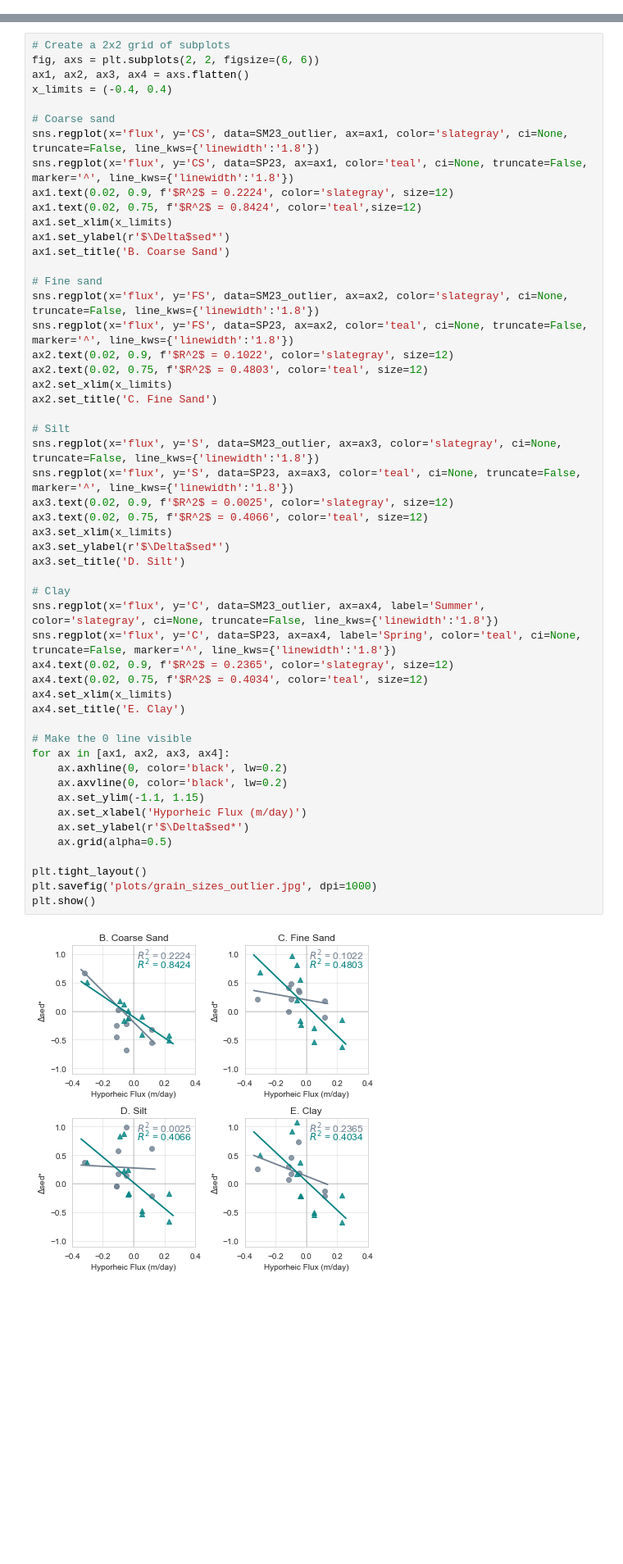
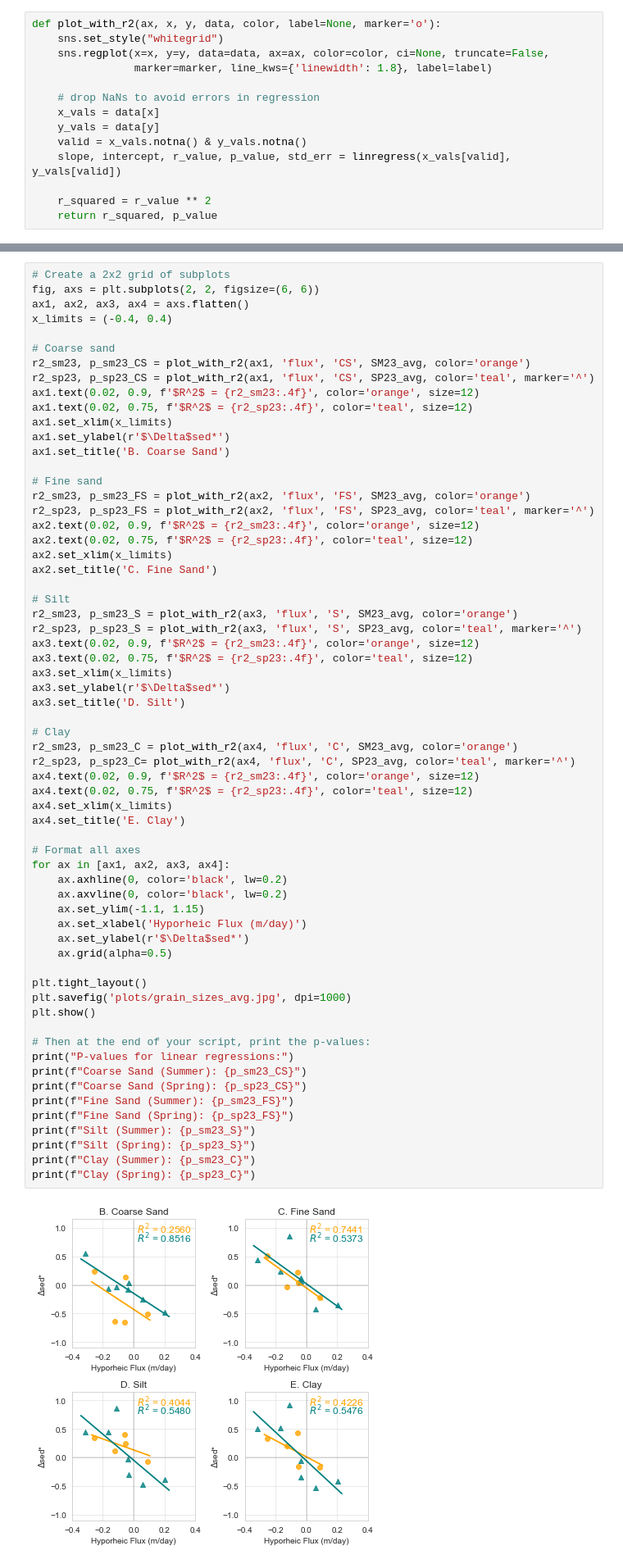
Before and after one commit to nicole-hucke/sediment_trap_paper, a Jupyter notebook: regression_plots/regression_plotting.ipynb, the cells around one changed output, grey strips where cells are left out. Shown at 82% size. Drawn from its saved outputs; the diff is of its cells as text; blank space fills up the shorter version.

Commit message:
re-did regression plots for new MS version

```diff
--- a/regression_plots/regression_plotting.ipynb
+++ b/regression_plots/regression_plotting.ipynb
@@ -13,2 +15,16 @@ SP23 = pd.read_csv('SP23_Dsed_vs_hypflux.csv').dropna()
+# %%
+def plot_with_r2(ax, x, y, data, color, label=None, marker='o'):
+    sns.set_style("whitegrid")
+    sns.regplot(x=x, y=y, data=data, ax=ax, color=color, ci=None, truncate=False,
+                marker=marker, line_kws={'linewidth': 1.8}, label=label)
+
+    # drop NaNs to avoid errors in regression
+    x_vals = data[x]
+    y_vals = data[y]
+    valid = x_vals.notna() & y_vals.notna()
+    slope, intercept, r_value, p_value, std_err = linregress(x_vals[valid], y_vals[valid])
+
+    r_squared = r_value ** 2
+    return r_squared, p_value
 # %% [markdown]
 #### Total Sediment Weights
@@ -85,50 +111,61 @@ ax1, ax2, ax3, ax4 = axs.flatten()
 x_limits = (-0.4, 0.4)
 
 # Coarse sand
-sns.regplot(x='flux', y='CS', data=SM23_outlier, ax=ax1, color='slategray', ci=None, truncate=False, line_kws={'linewidth':'1.8'})
-sns.regplot(x='flux', y='CS', data=SP23, ax=ax1, color='teal', ci=None, truncate=False, marker='^', line_kws={'linewidth':'1.8'})
-ax1.text(0.02, 0.9, f'$R^2$ = 0.2224', color='slategray', size=12)
-ax1.text(0.02, 0.75, f'$R^2$ = 0.8424', color='teal',size=12)
+r2_sm23, p_sm23_CS = plot_with_r2(ax1, 'flux', 'CS', SM23_avg, color='orange')
+r2_sp23, p_sp23_CS = plot_with_r2(ax1, 'flux', 'CS', SP23_avg, color='teal', marker='^')
+ax1.text(0.02, 0.9, f'$R^2$ = {r2_sm23:.4f}', color='orange', size=12)
+ax1.text(0.02, 0.75, f'$R^2$ = {r2_sp23:.4f}', color='teal', size=12)
 ax1.set_xlim(x_limits)
 ax1.set_ylabel(r'$\Delta$sed*')
 ax1.set_title('B. Coarse Sand')
 
 # Fine sand
-sns.regplot(x='flux', y='FS', data=SM23_outlier, ax=ax2, color='slategray', ci=None, truncate=False, line_kws={'linewidth':'1.8'})
-sns.regplot(x='flux', y='FS', data=SP23, ax=ax2, color='teal', ci=None, truncate=False, marker='^', line_kws={'linewidth':'1.8'})
-ax2.text(0.02, 0.9, f'$R^2$ = 0.1022', color='slategray', size=12)
-ax2.text(0.02, 0.75, f'$R^2$ = 0.4803', color='teal', size=12)
+r2_sm23, p_sm23_FS = plot_with_r2(ax2, 'flux', 'FS', SM23_avg, color='orange')
+r2_sp23, p_sp23_FS = plot_with_r2(ax2, 'flux', 'FS', SP23_avg, color='teal', marker='^')
+ax2.text(0.02, 0.9, f'$R^2$ = {r2_sm23:.4f}', color='orange', size=12)
+ax2.text(0.02, 0.75, f'$R^2$ = {r2_sp23:.4f}', color='teal', size=12)
 ax2.set_xlim(x_limits)
 ax2.set_title('C. Fine Sand')
 
 # Silt
-sns.regplot(x='flux', y='S', data=SM23_outlier, ax=ax3, color='slategray', ci=None, truncate=False, line_kws={'linewidth':'1.8'})
-sns.regplot(x='flux', y='S', data=SP23, ax=ax3, color='teal', ci=None, truncate=False, marker='^', line_kws={'linewidth':'1.8'})
-ax3.text(0.02, 0.9, f'$R^2$ = 0.0025', color='slategray', size=12)
-ax3.text(0.02, 0.75, f'$R^2$ = 0.4066', color='teal', size=12)
+r2_sm23, p_sm23_S = plot_with_r2(ax3, 'flux', 'S', SM23_avg, color='orange')
+r2_sp23, p_sp23_S = plot_with_r2(ax3, 'flux', 'S', SP23_avg, color='teal', marker='^')
+ax3.text(0.02, 0.9, f'$R^2$ = {r2_sm23:.4f}', color='orange', size=12)
+ax3.text(0.02, 0.75, f'$R^2$ = {r2_sp23:.4f}', color='teal', size=12)
 ax3.set_xlim(x_limits)
 ax3.set_ylabel(r'$\Delta$sed*')
 ax3.set_title('D. Silt')
 
 # Clay
-sns.regplot(x='flux', y='C', data=SM23_outlier, ax=ax4, label='Summer', color='slategray', ci=None, truncate=False, line_kws={'linewidth':'1.8'})
-sns.regplot(x='flux', y='C', data=SP23, ax=ax4, label='Spring', color='teal', ci=None, truncate=False, marker='^', line_kws={'linewidth':'1.8'})
-ax4.text(0.02, 0.9, f'$R^2$ = 0.2365', color='slategray', size=12)
-ax4.text(0.02, 0.75, f'$R^2$ = 0.4034', color='teal', size=12)
+r2_sm23, p_sm23_C = plot_with_r2(ax4, 'flux', 'C', SM23_avg, color='orange')
+r2_sp23, p_sp23_C= plot_with_r2(ax4, 'flux', 'C', SP23_avg, color='teal', marker='^')
+ax4.text(0.02, 0.9, f'$R^2$ = {r2_sm23:.4f}', color='orange', size=12)
+ax4.text(0.02, 0.75, f'$R^2$ = {r2_sp23:.4f}', color='teal', size=12)
 ax4.set_xlim(x_limits)
 ax4.set_title('E. Clay')
 
-# Make the 0 line visible
+# Format all axes
 for ax in [ax1, ax2, ax3, ax4]:
     ax.axhline(0, color='black', lw=0.2)
     ax.axvline(0, color='black', lw=0.2)
     ax.set_ylim(-1.1, 1.15)
     ax.set_xlabel('Hyporheic Flux (m/day)')
     ax.set_ylabel(r'$\Delta$sed*')
     ax.grid(alpha=0.5)
 
 plt.tight_layout()
-plt.savefig('plots/grain_sizes_outlier.jpg', dpi=1000)
+plt.savefig('plots/grain_sizes_avg.jpg', dpi=1000)
 plt.show()
+
+# Then at the end of your script, print the p-values:
+print("P-values for linear regressions:")
+print(f"Coarse Sand (Summer): {p_sm23_CS}")
+print(f"Coarse Sand (Spring): {p_sp23_CS}")
+print(f"Fine Sand (Summer): {p_sm23_FS}")
+print(f"Fine Sand (Spring): {p_sp23_FS}")
+print(f"Silt (Summer): {p_sm23_S}")
+print(f"Silt (Spring): {p_sp23_S}")
+print(f"Clay (Summer): {p_sm23_C}")
+print(f"Clay (Spring): {p_sp23_C}")
 # %% [output]
-[figure, old version]
+[figure, new version]
```
Also changed, not shown: parts of 13 cells of this notebook, 33 other files.
